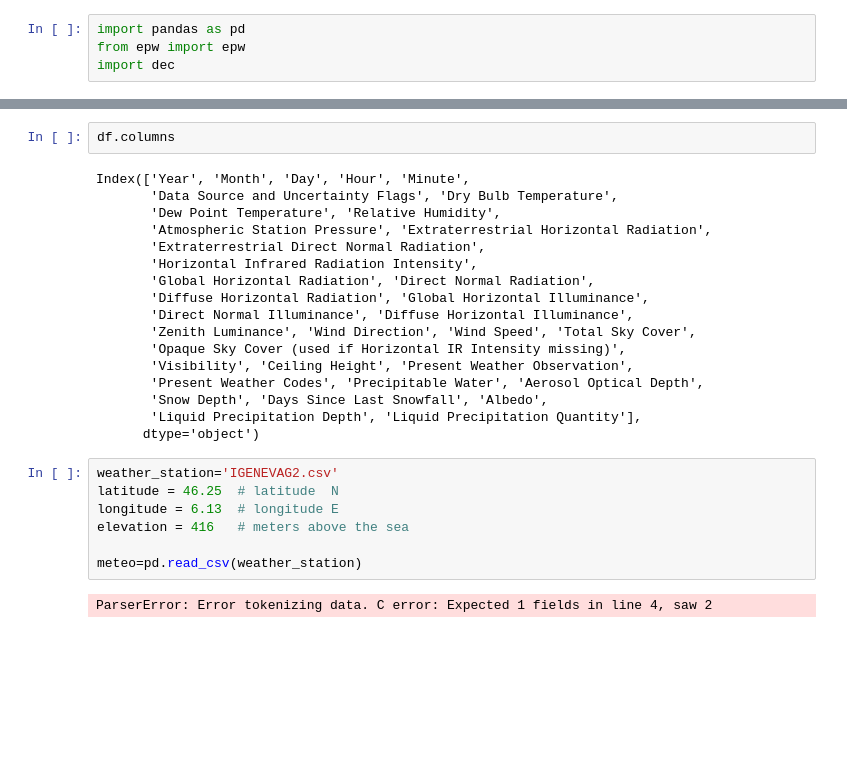
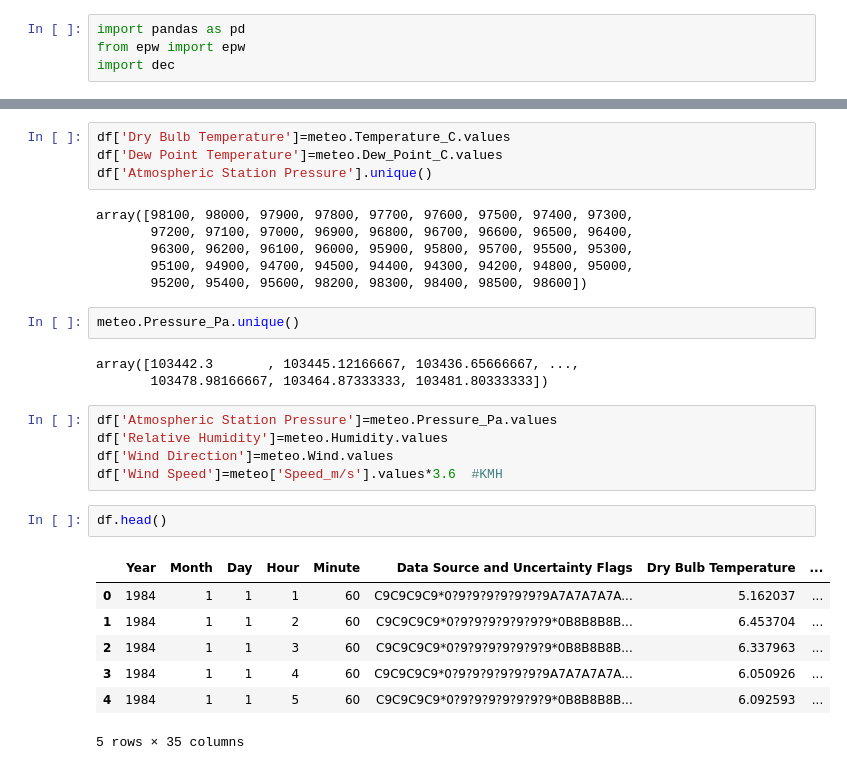
Before and after one commit to Cyrusss-D/ict4building, a Jupyter notebook: Requirements/CHE_Geneva.067000_IWEC/WeatherCustom.ipynb, the cells around one changed output, grey strips where cells are left out. Drawn from its saved outputs; the diff is of its cells as text; blank space fills up the shorter version.

Commit message:
Simulation 1 year

```diff
--- a/Requirements/CHE_Geneva.067000_IWEC/WeatherCustom.ipynb
+++ b/Requirements/CHE_Geneva.067000_IWEC/WeatherCustom.ipynb
@@ -11,28 +66,30 @@ df=data.dataframe.copy()
+# %%
+df['Dry Bulb Temperature']=meteo.Temperature_C.values
+df['Dew Point Temperature']=meteo.Dew_Point_C.values
+df['Atmospheric Station Pressure'].unique()
+# %% [output]
+array([98100, 98000, 97900, 97800, 97700, 97600, 97500, 97400, 97300,
+       97200, 97100, 97000, 96900, 96800, 96700, 96600, 96500, 96400,
+       96300, 96200, 96100, 96000, 95900, 95800, 95700, 95500, 95300,
+       95100, 94900, 94700, 94500, 94400, 94300, 94200, 94800, 95000,
+       95200, 95400, 95600, 98200, 98300, 98400, 98500, 98600])
+# %%
+meteo.Pressure_Pa.unique()
+# %% [output]
+array([103442.3       , 103445.12166667, 103436.65666667, ...,
+       103478.98166667, 103464.87333333, 103481.80333333])
+# %%
+df['Atmospheric Station Pressure']=meteo.Pressure_Pa.values
+df['Relative Humidity']=meteo.Humidity.values
+df['Wind Direction']=meteo.Wind.values
+df['Wind Speed']=meteo['Speed_m/s'].values*3.6  #KMH
 # %%
-df.columns
+df.head()
 # %% [output]
+|  | Year | Month | Day | Hour | Minute | Data Source and Uncertainty Flags | Dry Bulb Temperature | ... |
+| 0 | 1984 | 1 | 1 | 1 | 60 | C9C9C9C9*0?9?9?9?9?9?9?9A7A7A7A7A... | 5.162037 | ... |
+| 1 | 1984 | 1 | 1 | 2 | 60 | C9C9C9C9*0?9?9?9?9?9?9?9*0B8B8B8B... | 6.453704 | ... |
+| 2 | 1984 | 1 | 1 | 3 | 60 | C9C9C9C9*0?9?9?9?9?9?9?9*0B8B8B8B... | 6.337963 | ... |
+| 3 | 1984 | 1 | 1 | 4 | 60 | C9C9C9C9*0?9?9?9?9?9?9?9A7A7A7A7A... | 6.050926 | ... |
+| 4 | 1984 | 1 | 1 | 5 | 60 | C9C9C9C9*0?9?9?9?9?9?9?9*0B8B8B8B... | 6.092593 | ... |
-Index(['Year', 'Month', 'Day', 'Hour', 'Minute',
-       'Data Source and Uncertainty Flags', 'Dry Bulb Temperature',
-       'Dew Point Temperature', 'Relative Humidity',
-       'Atmospheric Station Pressure', 'Extraterrestrial Horizontal Radiation',
-       'Extraterrestrial Direct Normal Radiation',
-       'Horizontal Infrared Radiation Intensity',
-       'Global Horizontal Radiation', 'Direct Normal Radiation',
-       'Diffuse Horizontal Radiation', 'Global Horizontal Illuminance',
-       'Direct Normal Illuminance', 'Diffuse Horizontal Illuminance',
-       'Zenith Luminance', 'Wind Direction', 'Wind Speed', 'Total Sky Cover',
-       'Opaque Sky Cover (used if Horizontal IR Intensity missing)',
-       'Visibility', 'Ceiling Height', 'Present Weather Observation',
-       'Present Weather Codes', 'Precipitable Water', 'Aerosol Optical Depth',
-       'Snow Depth', 'Days Since Last Snowfall', 'Albedo',
-       'Liquid Precipitation Depth', 'Liquid Precipitation Quantity'],
-      dtype='object')
+5 rows × 35 columns
-# %%
-weather_station='IGENEVAG2.csv'
-latitude = 46.25  # latitude  N
-longitude = 6.13  # longitude E
-elevation = 416   # meters above the sea
-
-meteo=pd.read_csv(weather_station)
-# %% [output]
-ParserError: Error tokenizing data. C error: Expected 1 fields in line 4, saw 2
```
Also changed, not shown: parts of 13 cells of this notebook, 45 other files.
